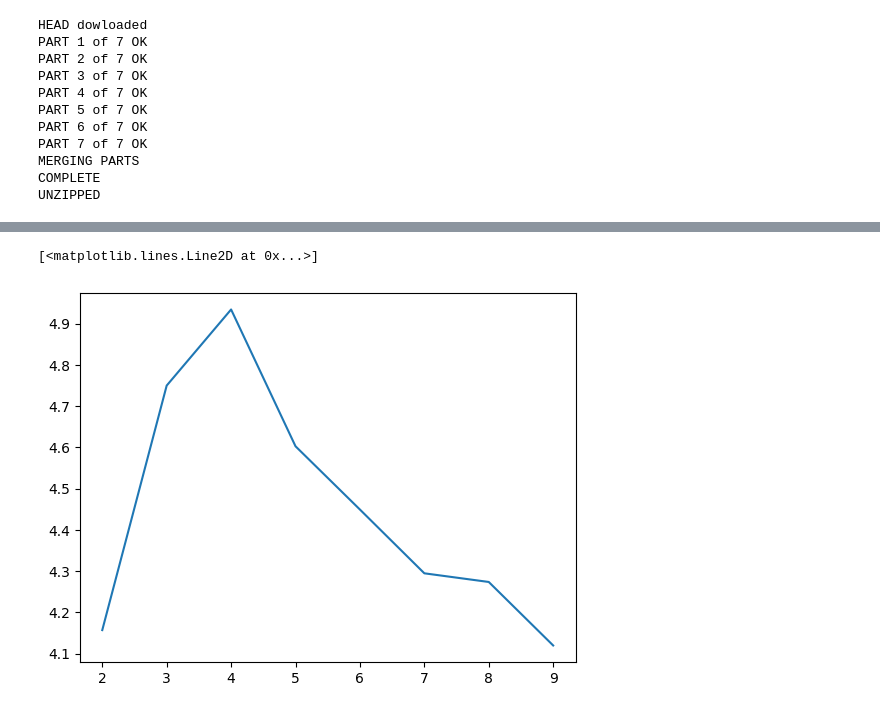
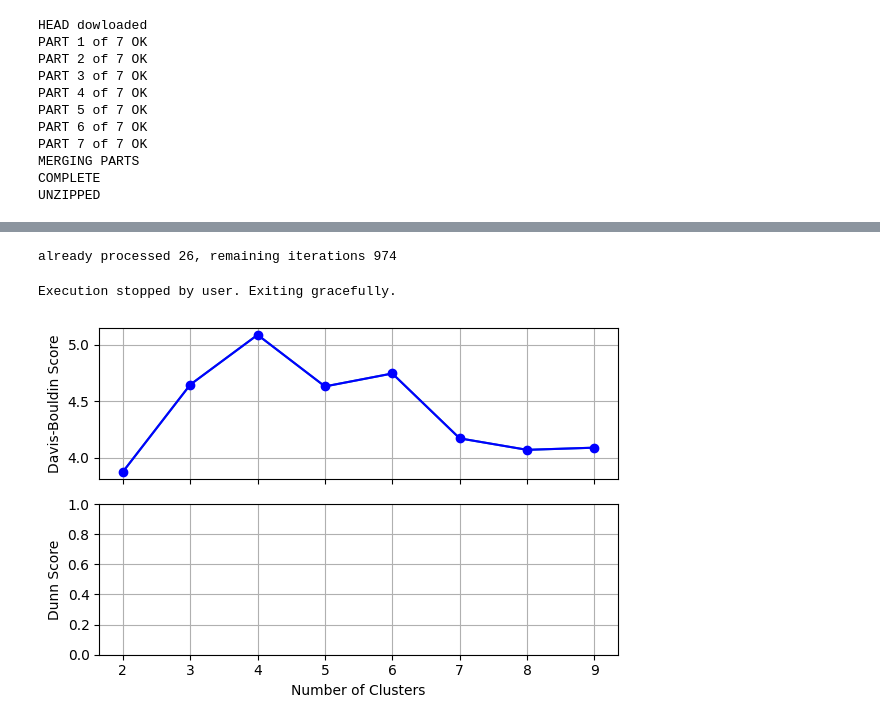
Before and after one commit to mtsizh/galaxy-morphology-manifold-learning, a Jupyter notebook: clustering.ipynb, the cells around one changed output, grey strips where cells are left out. Drawn from its saved outputs; the diff is of its cells as text; code cells hidden in the pictures.

Commit message:
saving to dump files added

```diff
--- a/clustering.ipynb
+++ b/clustering.ipynb
@@ -87,11 +95,15 @@ from jqmcvi import base
 import pickle
 import numpy as np
 from tqdm.auto import tqdm
+import json
+import os
 
 
 load_from = 'unsupervised_LLE_138_neighbours_10.pkl'
 sample_size = 5000
 n_iterations = 1000
+calc_dunn = False # very long
+dump_file = 'scores.json'
 
 
 def get_scores(X_embedded, davis_bolduin=True, dunn=True):
@@ -119,21 +131,64 @@ with open(load_from, 'rb') as f:
   X_embedded = data['X_embedded']
   meta = data['metadata']
 
+if os.path.isfile(dump_file):
+  with open(dump_file, 'r+') as in_file:
+    all_scores = json.load(in_file)
+    already_processed = max(len(all_scores['db']), len(all_scores['dunn']))
+    n_iterations -= already_processed
+    print(f'already processed {already_processed}, remaining iterations {n_iterations}')
+else:
+  all_scores = {'db': [], 'dunn':[]}
 
-all_scores = []
-with tqdm(total=n_iterations) as progress:
-  for iter in range(n_iterations):
-    row_indices = np.random.choice(X_embedded.shape[0], size=sample_size, replace=False)
-    sample = X_embedded[row_indices]
-    all_scores.append(get_scores(sample, dunn=False)) # dunn 1.5 min per iteration on 1000
-    progress.update()
-  all_scores = np.array(all_scores)
-
-scores = np.mean(all_scores, axis=0)
-
-import matplotlib.pyplot as plt
-
-plt.plot(range(2, 10), scores)
+try:
+  with tqdm(total=n_iterations) as progress:
+    for iter in range(n_iterations):
+      row_indices = np.random.choice(X_embedded.shape[0], size=sample_size, replace=False)
+      sample = X_embedded[row_indices]
+      if calc_dunn:
+        db_score, dunn_score = get_scores(sample, dunn=calc_dunn)
+        all_scores['dunn'].append(dunn_score)
+      else:
+        db_score = get_scores(sample, dunn=calc_dunn)
+      all_scores['db'].append(db_score)
+      with open(dump_file, 'w+') as out_file:
+        json.dump(all_scores, out_file)
+      progress.update()
+except KeyboardInterrupt:
+    print("Execution stopped by user. Exiting gracefully.")
 # %% [output]
-[<matplotlib.lines.Line2D at 0x...>]
+already processed 26, remaining iterations 974
-[figure, removed]
+Execution stopped by user. Exiting gracefully.
+# %%
+import matplotlib.pyplot as plt
+import json
+
+
+with open(dump_file, 'r+') as in_file:
+  all_scores = json.load(in_file)
+  db_scores = np.array(all_scores['db'])
+  db_scores = np.mean(db_scores, axis=0)
+  dunn_scores = np.array(all_scores['dunn'])
+  if np.any(dunn_scores):
+    dunn_scores = np.mean(dunn_scores, axis=0)
+
+fig, ax = plt.subplots(2, 1, sharex=True, figsize=(6, 4))
+ax[0].plot(range(2, 10), db_scores)
+
+# First plot - Davis-Bouldin Score
+ax[0].plot(range(2, 10), db_scores, marker='o', linestyle='-', color='b')
+ax[0].set_ylabel("Davis-Bouldin Score")
+ax[0].grid(True)
+
+# Second plot - Dunn Score
+if np.any(dunn_scores):
+  ax[1].plot(range(2, 10), dunn_scores, marker='s', linestyle='-', color='r')
+ax[1].set_ylabel("Dunn Score")
+ax[1].set_xlabel("Number of Clusters")
+ax[1].grid(True)
+
+
+plt.tight_layout()
+plt.show()
+# %% [output]
+[figure, added]
```
Also changed, not shown: parts of 6 cells of this notebook.
